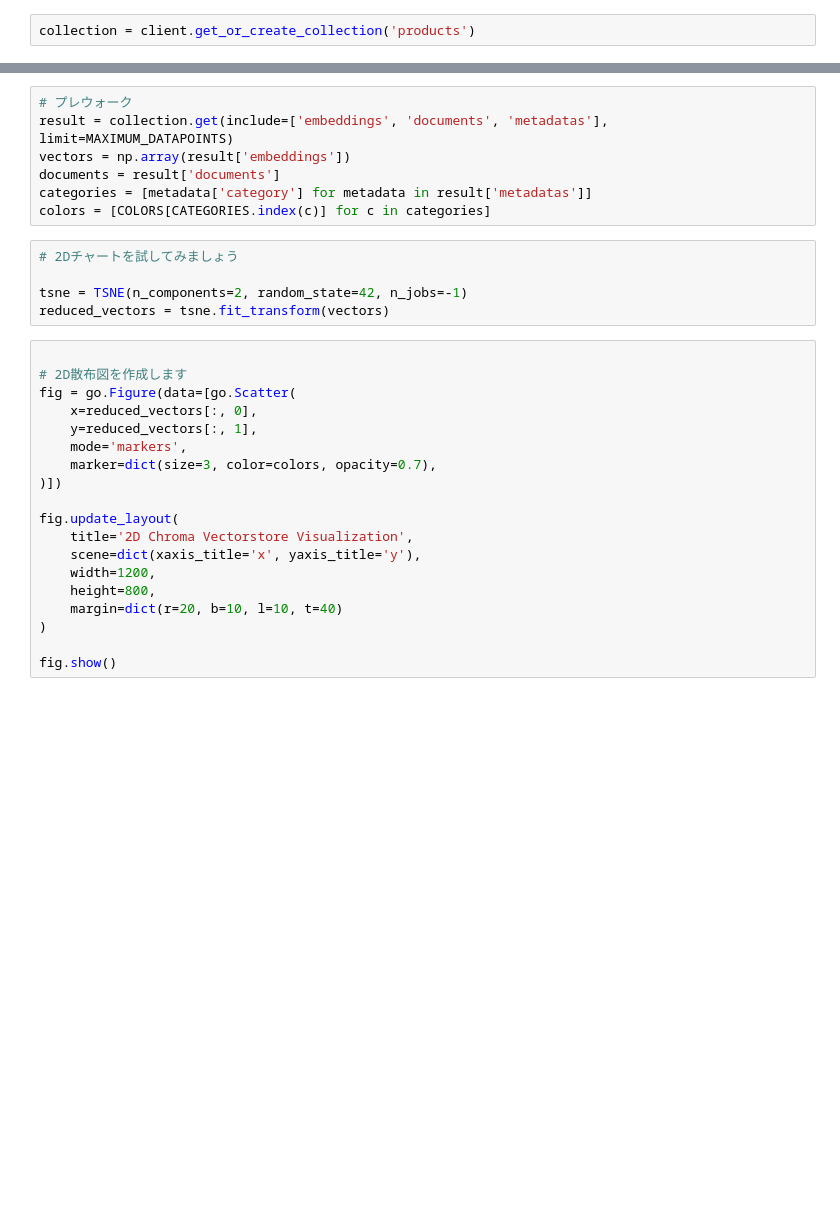
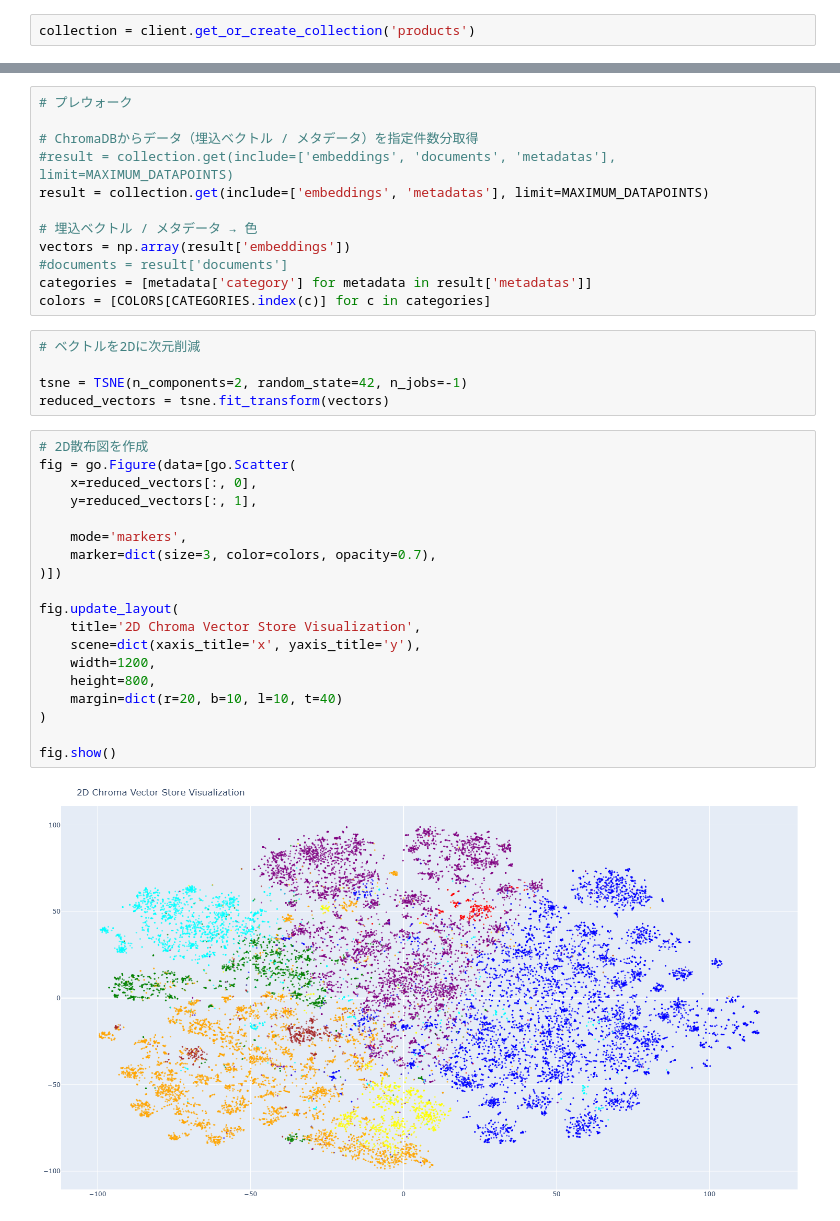
Before and after one commit to OpenTouryoProject/DxCommon, a Jupyter notebook: Notebook/path/ed-donner_llm/week8/day2.1_ja.ipynb, the cells around one changed output, grey strips where cells are left out. Drawn from its saved outputs; the diff is of its cells as text; blank space fills up the shorter version.

```diff
--- a/Notebook/path/ed-donner_llm/week8/day2.1_ja.ipynb
+++ b/Notebook/path/ed-donner_llm/week8/day2.1_ja.ipynb
@@ -47,32 +59,39 @@ CATEGORIES = ['Appliances', 'Automotive', 'Cell_Phones_and_Accessories', 'Electr
 COLORS = ['red', 'blue', 'brown', 'orange', 'yellow', 'green' , 'purple', 'cyan']
 # %%
 # プレウォーク
-result = collection.get(include=['embeddings', 'documents', 'metadatas'], limit=MAXIMUM_DATAPOINTS)
+
+# ChromaDBからデータ（埋込ベクトル / メタデータ）を指定件数分取得
+#result = collection.get(include=['embeddings', 'documents', 'metadatas'], limit=MAXIMUM_DATAPOINTS)
+result = collection.get(include=['embeddings', 'metadatas'], limit=MAXIMUM_DATAPOINTS)
+
+# 埋込ベクトル / メタデータ → 色
 vectors = np.array(result['embeddings'])
-documents = result['documents']
+#documents = result['documents']
 categories = [metadata['category'] for metadata in result['metadatas']]
 colors = [COLORS[CATEGORIES.index(c)] for c in categories]
 # %%
-# 2Dチャートを試してみましょう
+# ベクトルを2Dに次元削減
 
 tsne = TSNE(n_components=2, random_state=42, n_jobs=-1)
 reduced_vectors = tsne.fit_transform(vectors)
 # %%
-
-# 2D散布図を作成します
+# 2D散布図を作成
 fig = go.Figure(data=[go.Scatter(
     x=reduced_vectors[:, 0],
     y=reduced_vectors[:, 1],
+
     mode='markers',
     marker=dict(size=3, color=colors, opacity=0.7),
 )])
 
 fig.update_layout(
-    title='2D Chroma Vectorstore Visualization',
+    title='2D Chroma Vector Store Visualization',
     scene=dict(xaxis_title='x', yaxis_title='y'),
     width=1200,
     height=800,
     margin=dict(r=20, b=10, l=10, t=40)
 )
 
 fig.show()
+# %% [output]
+[figure, added]
```
Also changed, not shown: parts of 6 cells of this notebook, 25 other files.
